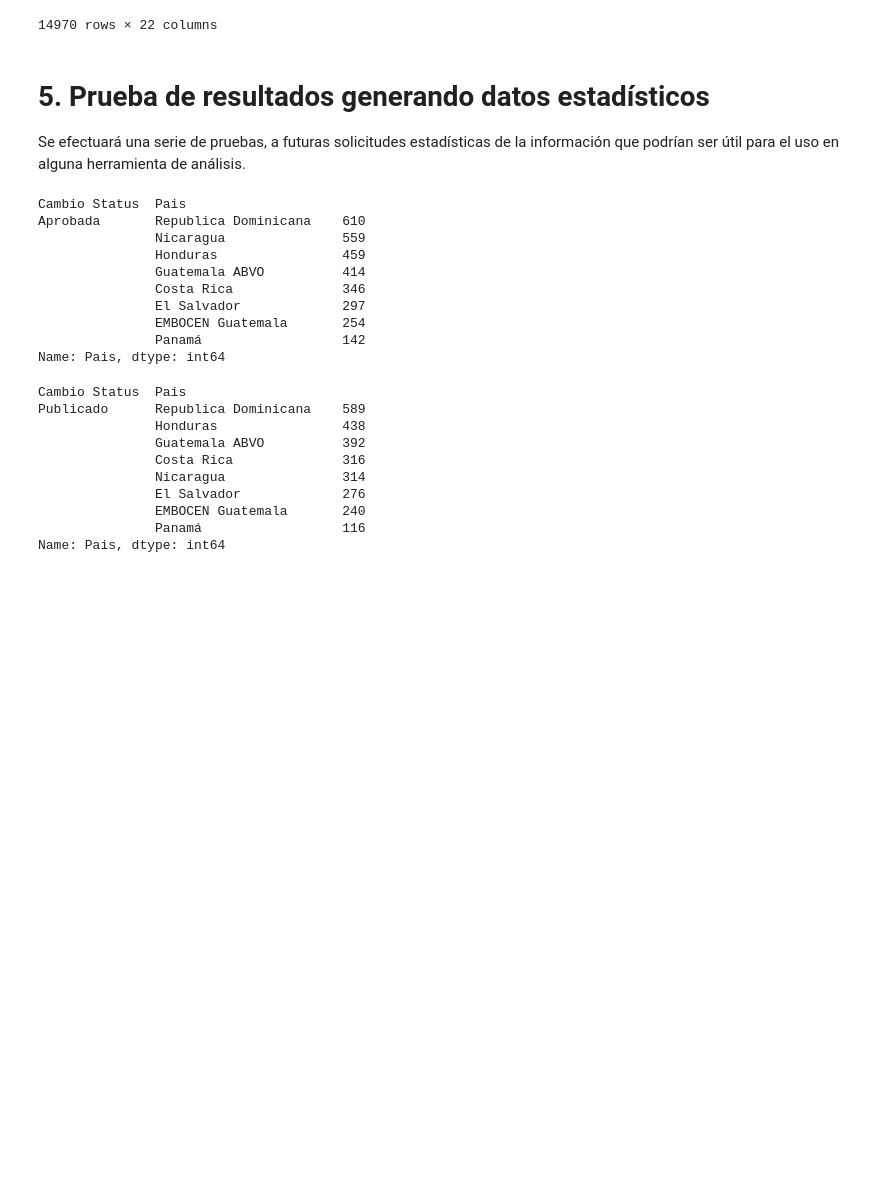
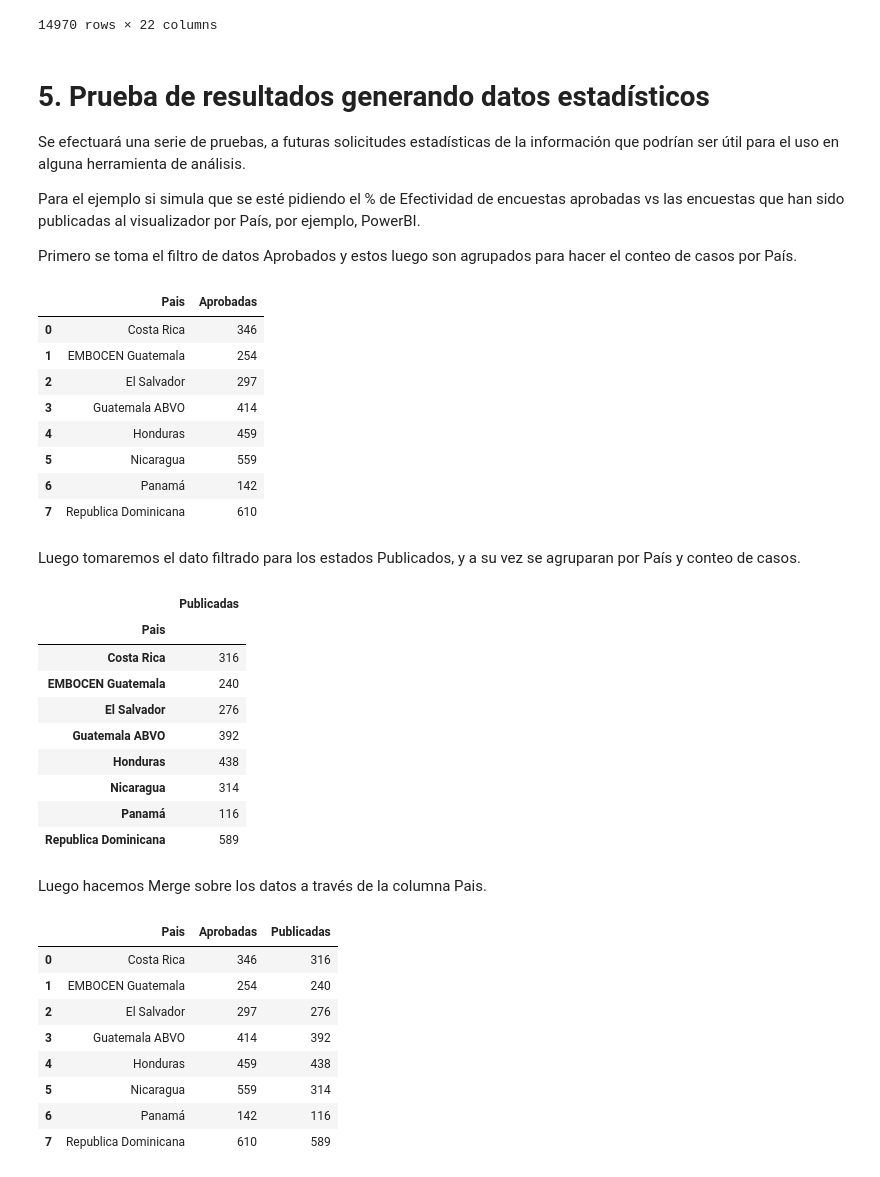
Before and after one commit to gcastillodn/python2, a Jupyter notebook: Proyect_Final/ProyectoFinal.ipynb, the cells around one changed output. Drawn from its saved outputs; the diff is of its cells as text; code cells hidden in the pictures; blank space fills up the shorter version.

```diff
--- a/Proyect_Final/ProyectoFinal.ipynb
+++ b/Proyect_Final/ProyectoFinal.ipynb
@@ -322,35 +326,58 @@ AG_Tracking_5
 <h1>5. Prueba de resultados generando datos estadísticos</h1>
 
 Se efectuará una serie de pruebas, a futuras solicitudes estadísticas de la información que podrían ser útil para el uso en alguna herramienta de análisis.
+
+Para el ejemplo si simula que se esté pidiendo el % de Efectividad de encuestas aprobadas vs las encuestas que han sido publicadas al visualizador por País, por ejemplo, PowerBI.
+
+Primero se toma el filtro de datos Aprobados y estos luego son agrupados para hacer el conteo de casos por País.
 # %%
 AG_Tracking_filtrado_1 = AG_Tracking_5.copy()
 AG_Tracking_filtrado_1 = AG_Tracking_filtrado_1[AG_Tracking_filtrado_1["Cambio Status"] == "Aprobada"]
-#AG_Tracking_filtrado_1 = AG_Tracking_filtrado_1[["Pais","Cambio Status"]]
-
-AG_Tracking_filtrado_1.groupby("Cambio Status")["Pais"].value_counts()
+AG_Tracking_filtrado_1 = AG_Tracking_filtrado_1.groupby(["Pais"], as_index=False)["Cambio Status"].count()
+AG_Tracking_filtrado_1.rename(columns={'Cambio Status': 'Aprobadas'}, inplace=True)
+AG_Tracking_filtrado_1
 # %% [output]
-Cambio Status  Pais
-Aprobada       Republica Dominicana    610
-               Nicaragua               559
-               Honduras                459
-               Guatemala ABVO          414
-               Costa Rica              346
-               El Salvador             297
-               EMBOCEN Guatemala       254
-               Panamá                  142
-Name: Pais, dtype: int64
+|  | Pais | Aprobadas |
+| 0 | Costa Rica | 346 |
+| 1 | EMBOCEN Guatemala | 254 |
+| 2 | El Salvador | 297 |
+| 3 | Guatemala ABVO | 414 |
+| 4 | Honduras | 459 |
+| 5 | Nicaragua | 559 |
+| 6 | Panamá | 142 |
+| 7 | Republica Dominicana | 610 |
+# %% [markdown]
+Luego tomaremos el dato filtrado para los estados Publicados, y a su vez se agruparan por País y conteo de casos.
 # %%
-AG_Tracking_filtrado = AG_Tracking_5.copy()
-AG_Tracking_filtrado = AG_Tracking_filtrado[AG_Tracking_filtrado["Cambio Status"] == "Publicado"]
-AG_Tracking_filtrado.groupby("Cambio Status")["Pais"].value_counts()
+AG_Tracking_filtrado_2 = AG_Tracking_5.copy()
+AG_Tracking_filtrado_2 = AG_Tracking_filtrado_2[AG_Tracking_filtrado_2["Cambio Status"] == "Publicado"]
+AG_Tracking_filtrado_2 = AG_Tracking_filtrado_2.groupby(["Pais"], as_index=False)["Cambio Status"].count()
+AG_Tracking_filtrado_2 = AG_Tracking_filtrado_2.set_index('Pais')
+AG_Tracking_filtrado_2.rename(columns={'Cambio Status': 'Publicadas'}, inplace=True)
+AG_Tracking_filtrado_2
 # %% [output]
-Cambio Status  Pais
-Publicado      Republica Dominicana    589
-               Honduras                438
-               Guatemala ABVO          392
-               Costa Rica              316
-               Nicaragua               314
-               El Salvador             276
-               EMBOCEN Guatemala       240
-               Panamá                  116
-Name: Pais, dtype: int64
+|  | Publicadas |
+| Pais |  |
+| Costa Rica | 316 |
+| EMBOCEN Guatemala | 240 |
+| El Salvador | 276 |
+| Guatemala ABVO | 392 |
+| Honduras | 438 |
+| Nicaragua | 314 |
+| Panamá | 116 |
+| Republica Dominicana | 589 |
+# %% [markdown]
+Luego hacemos Merge sobre los datos a través de la columna Pais.
+# %%
+AG_Tracking_resultado1 = pd.merge(AG_Tracking_filtrado_1,AG_Tracking_filtrado_2,left_on="Pais", right_index=True)
+AG_Tracking_resultado1
+# %% [output]
+|  | Pais | Aprobadas | Publicadas |
+| 0 | Costa Rica | 346 | 316 |
+| 1 | EMBOCEN Guatemala | 254 | 240 |
+| 2 | El Salvador | 297 | 276 |
+| 3 | Guatemala ABVO | 414 | 392 |
+| 4 | Honduras | 459 | 438 |
+| 5 | Nicaragua | 559 | 314 |
+| 6 | Panamá | 142 | 116 |
+| 7 | Republica Dominicana | 610 | 589 |
```
Also changed, not shown: parts of 8 cells of this notebook.
